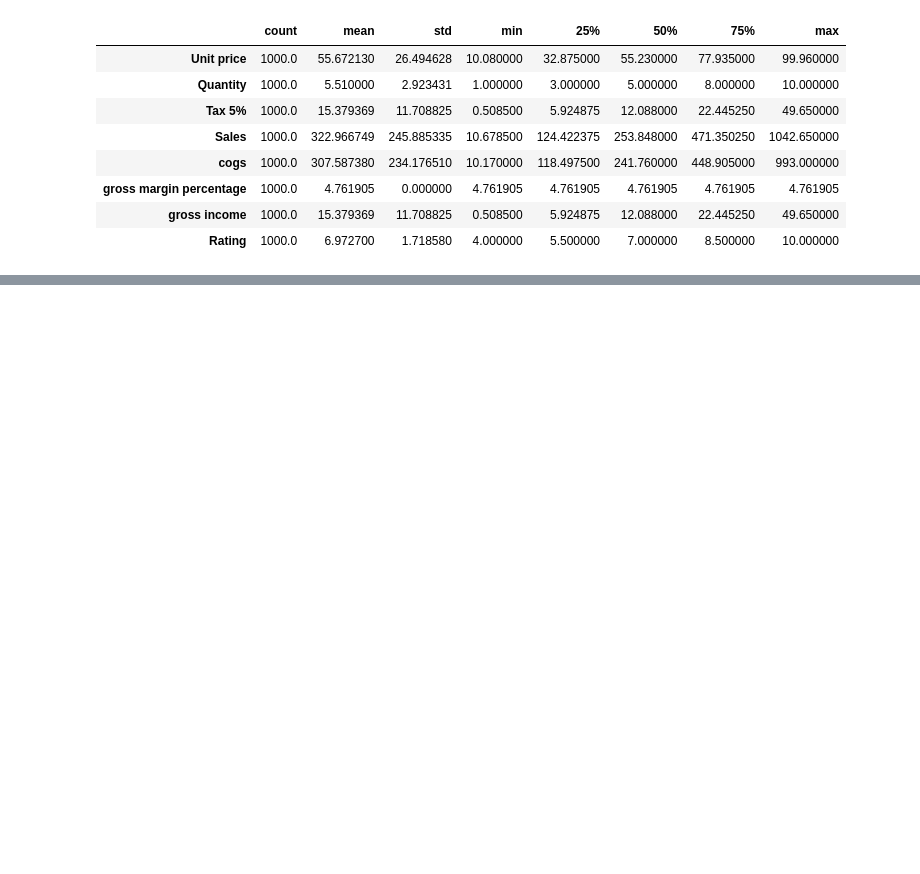
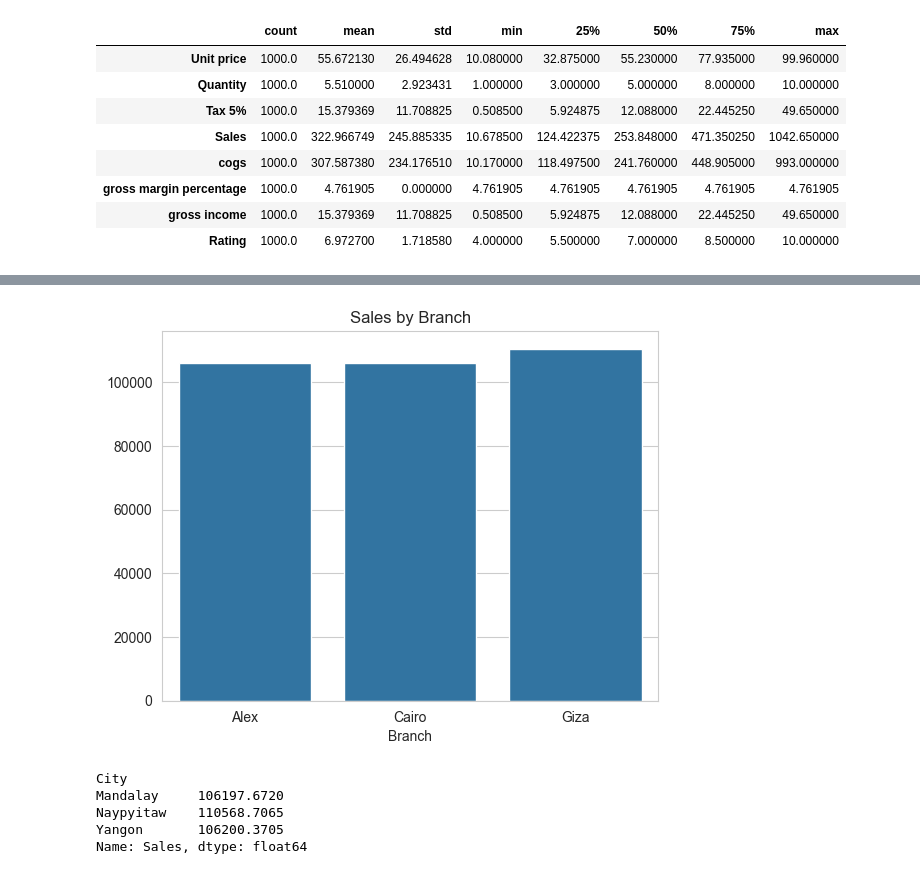
Before and after one commit to GL1TH/supermarket, a Jupyter notebook: Supermarket_project.ipynb, the cells around one changed output, grey strips where cells are left out. Drawn from its saved outputs; the diff is of its cells as text; code cells hidden in the pictures; blank space fills up the shorter version.

```diff
--- a/Supermarket_project.ipynb
+++ b/Supermarket_project.ipynb
@@ -89,0 +143,17 @@ supermarket_cat_encoded
+# %%
+##Visualization
+sns.barplot(x=sales_branch.index, y=sales_branch.values)
+plt.title("Sales by Branch")
+plt.show()
+# %% [output]
+[figure, added]
+# %%
+## Sales by City
+sales_city = df.groupby("City")["Sales"].sum()
+print(sales_city)
+# %% [output]
+City
+Mandalay     106197.6720
+Naypyitaw    110568.7065
+Yangon       106200.3705
+Name: Sales, dtype: float64
```
Also changed, not shown: parts of 16 cells of this notebook.
